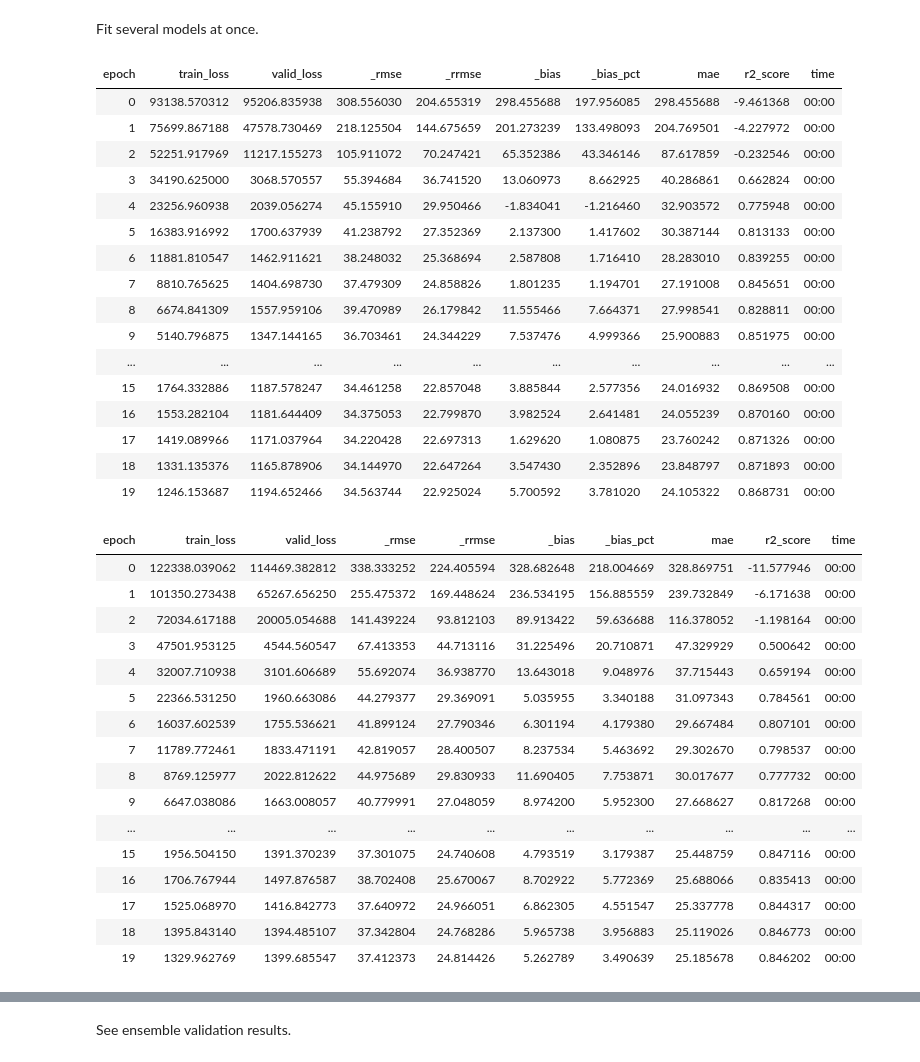
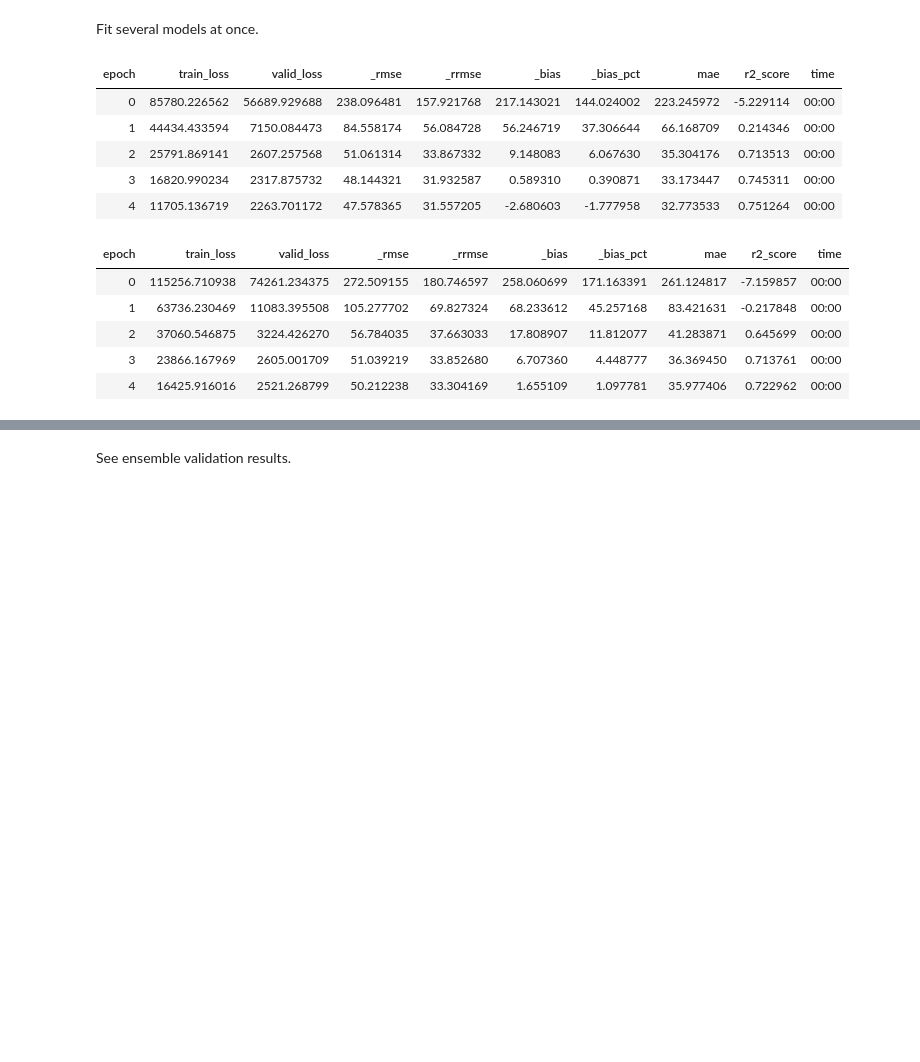
Before and after one commit to mayrajeo/enveco, a Jupyter notebook: examples/Predict volume from LiDAR features.ipynb, the cells around one changed output, grey strips where cells are left out. Drawn from its saved outputs; the diff is of its cells as text; code cells hidden in the pictures; blank space fills up the shorter version.

```diff
--- a/examples/Predict volume from LiDAR features.ipynb
+++ b/examples/Predict volume from LiDAR features.ipynb
@@ -47,11 +47,11 @@ preprocessor.train_df.head()
 trainval_tb, test_tb = preprocessor.preprocess_lidar(target_col=['v'], path=data_path/'AV_las/',
                                                      min_h=1.5,
                                                      height_features=True,
-                                                     point_features=False,
-                                                     intensity_features=False,
-                                                     height_quantiles=False,
-                                                     point_proportions=False,
-                                                     canopy_densities=False,
+                                                     point_features=True,
+                                                     intensity_features=True,
+                                                     height_quantiles=True,
+                                                     point_proportions=True,
+                                                     canopy_densities=True,
                                                      normalize=True,
                                                      log_y=False)
 # %% [output]
@@ -206,43 +209,21 @@ Fit several models at once.
 # %%
 ensemble = Ensemble(dls, learn_func=tabular_learner,
-                    y_range=(0,1000),
+                    y_range=(0,trainval_tb.y.max() * 1.1),
                     metrics=[rmse, rrmse, bias, bias_pct, mae, R2Score()],
                     n_models=10)
 # %%
-ensemble.fit_one_cycle(20, 1e-2)
+ensemble.fit_one_cycle(5, 1e-2)
 # %% [output]
 | epoch | train_loss | valid_loss | _rmse | _rrmse | _bias | _bias_pct | mae | r2_score | time |
-| 0 | 93138.570312 | 95206.835938 | 308.556030 | 204.655319 | 298.455688 | 197.956085 | 298.455688 | -9.461368 | 00:00 |
-| 1 | 75699.867188 | 47578.730469 | 218.125504 | 144.675659 | 201.273239 | 133.498093 | 204.769501 | -4.227972 | 00:00 |
-| 2 | 52251.917969 | 11217.155273 | 105.911072 | 70.247421 | 65.352386 | 43.346146 | 87.617859 | -0.232546 | 00:00 |
-| 3 | 34190.625000 | 3068.570557 | 55.394684 | 36.741520 | 13.060973 | 8.662925 | 40.286861 | 0.662824 | 00:00 |
-| 4 | 23256.960938 | 2039.056274 | 45.155910 | 29.950466 | -1.834041 | -1.216460 | 32.903572 | 0.775948 | 00:00 |
-| 5 | 16383.916992 | 1700.637939 | 41.238792 | 27.352369 | 2.137300 | 1.417602 | 30.387144 | 0.813133 | 00:00 |
-| 6 | 11881.810547 | 1462.911621 | 38.248032 | 25.368694 | 2.587808 | 1.716410 | 28.283010 | 0.839255 | 00:00 |
-| 7 | 8810.765625 | 1404.698730 | 37.479309 | 24.858826 | 1.801235 | 1.194701 | 27.191008 | 0.845651 | 00:00 |
-| 8 | 6674.841309 | 1557.959106 | 39.470989 | 26.179842 | 11.555466 | 7.664371 | 27.998541 | 0.828811 | 00:00 |
-| 9 | 5140.796875 | 1347.144165 | 36.703461 | 24.344229 | 7.537476 | 4.999366 | 25.900883 | 0.851975 | 00:00 |
-| ... | ... | ... | ... | ... | ... | ... | ... | ... | ... |
-| 15 | 1764.332886 | 1187.578247 | 34.461258 | 22.857048 | 3.885844 | 2.577356 | 24.016932 | 0.869508 | 00:00 |
-| 16 | 1553.282104 | 1181.644409 | 34.375053 | 22.799870 | 3.982524 | 2.641481 | 24.055239 | 0.870160 | 00:00 |
-| 17 | 1419.089966 | 1171.037964 | 34.220428 | 22.697313 | 1.629620 | 1.080875 | 23.760242 | 0.871326 | 00:00 |
-| 18 | 1331.135376 | 1165.878906 | 34.144970 | 22.647264 | 3.547430 | 2.352896 | 23.848797 | 0.871893 | 00:00 |
-| 19 | 1246.153687 | 1194.652466 | 34.563744 | 22.925024 | 5.700592 | 3.781020 | 24.105322 | 0.868731 | 00:00 |
+| 0 | 85780.226562 | 56689.929688 | 238.096481 | 157.921768 | 217.143021 | 144.024002 | 223.245972 | -5.229114 | 00:00 |
+| 1 | 44434.433594 | 7150.084473 | 84.558174 | 56.084728 | 56.246719 | 37.306644 | 66.168709 | 0.214346 | 00:00 |
+| 2 | 25791.869141 | 2607.257568 | 51.061314 | 33.867332 | 9.148083 | 6.067630 | 35.304176 | 0.713513 | 00:00 |
+| 3 | 16820.990234 | 2317.875732 | 48.144321 | 31.932587 | 0.589310 | 0.390871 | 33.173447 | 0.745311 | 00:00 |
+| 4 | 11705.136719 | 2263.701172 | 47.578365 | 31.557205 | -2.680603 | -1.777958 | 32.773533 | 0.751264 | 00:00 |
 | epoch | train_loss | valid_loss | _rmse | _rrmse | _bias | _bias_pct | mae | r2_score | time |
-| 0 | 122338.039062 | 114469.382812 | 338.333252 | 224.405594 | 328.682648 | 218.004669 | 328.869751 | -11.577946 | 00:00 |
-| 1 | 101350.273438 | 65267.656250 | 255.475372 | 169.448624 | 236.534195 | 156.885559 | 239.732849 | -6.171638 | 00:00 |
-| 2 | 72034.617188 | 20005.054688 | 141.439224 | 93.812103 | 89.913422 | 59.636688 | 116.378052 | -1.198164 | 00:00 |
-| 3 | 47501.953125 | 4544.560547 | 67.413353 | 44.713116 | 31.225496 | 20.710871 | 47.329929 | 0.500642 | 00:00 |
-| 4 | 32007.710938 | 3101.606689 | 55.692074 | 36.938770 | 13.643018 | 9.048976 | 37.715443 | 0.659194 | 00:00 |
-| 5 | 22366.531250 | 1960.663086 | 44.279377 | 29.369091 | 5.035955 | 3.340188 | 31.097343 | 0.784561 | 00:00 |
-| 6 | 16037.602539 | 1755.536621 | 41.899124 | 27.790346 | 6.301194 | 4.179380 | 29.667484 | 0.807101 | 00:00 |
-| 7 | 11789.772461 | 1833.471191 | 42.819057 | 28.400507 | 8.237534 | 5.463692 | 29.302670 | 0.798537 | 00:00 |
-| 8 | 8769.125977 | 2022.812622 | 44.975689 | 29.830933 | 11.690405 | 7.753871 | 30.017677 | 0.777732 | 00:00 |
-| 9 | 6647.038086 | 1663.008057 | 40.779991 | 27.048059 | 8.974200 | 5.952300 | 27.668627 | 0.817268 | 00:00 |
-| ... | ... | ... | ... | ... | ... | ... | ... | ... | ... |
-| 15 | 1956.504150 | 1391.370239 | 37.301075 | 24.740608 | 4.793519 | 3.179387 | 25.448759 | 0.847116 | 00:00 |
-| 16 | 1706.767944 | 1497.876587 | 38.702408 | 25.670067 | 8.702922 | 5.772369 | 25.688066 | 0.835413 | 00:00 |
-| 17 | 1525.068970 | 1416.842773 | 37.640972 | 24.966051 | 6.862305 | 4.551547 | 25.337778 | 0.844317 | 00:00 |
-| 18 | 1395.843140 | 1394.485107 | 37.342804 | 24.768286 | 5.965738 | 3.956883 | 25.119026 | 0.846773 | 00:00 |
-| 19 | 1329.962769 | 1399.685547 | 37.412373 | 24.814426 | 5.262789 | 3.490639 | 25.185678 | 0.846202 | 00:00 |
+| 0 | 115256.710938 | 74261.234375 | 272.509155 | 180.746597 | 258.060699 | 171.163391 | 261.124817 | -7.159857 | 00:00 |
+| 1 | 63736.230469 | 11083.395508 | 105.277702 | 69.827324 | 68.233612 | 45.257168 | 83.421631 | -0.217848 | 00:00 |
+| 2 | 37060.546875 | 3224.426270 | 56.784035 | 37.663033 | 17.808907 | 11.812077 | 41.283871 | 0.645699 | 00:00 |
+| 3 | 23866.167969 | 2605.001709 | 51.039219 | 33.852680 | 6.707360 | 4.448777 | 36.369450 | 0.713761 | 00:00 |
+| 4 | 16425.916016 | 2521.268799 | 50.212238 | 33.304169 | 1.655109 | 1.097781 | 35.977406 | 0.722962 | 00:00 |
 | epoch | train_loss | valid_loss | _rmse | _rrmse | _bias | _bias_pct | mae | r2_score | time |
```
Also changed, not shown: parts of 6 cells of this notebook, 11 other files.
